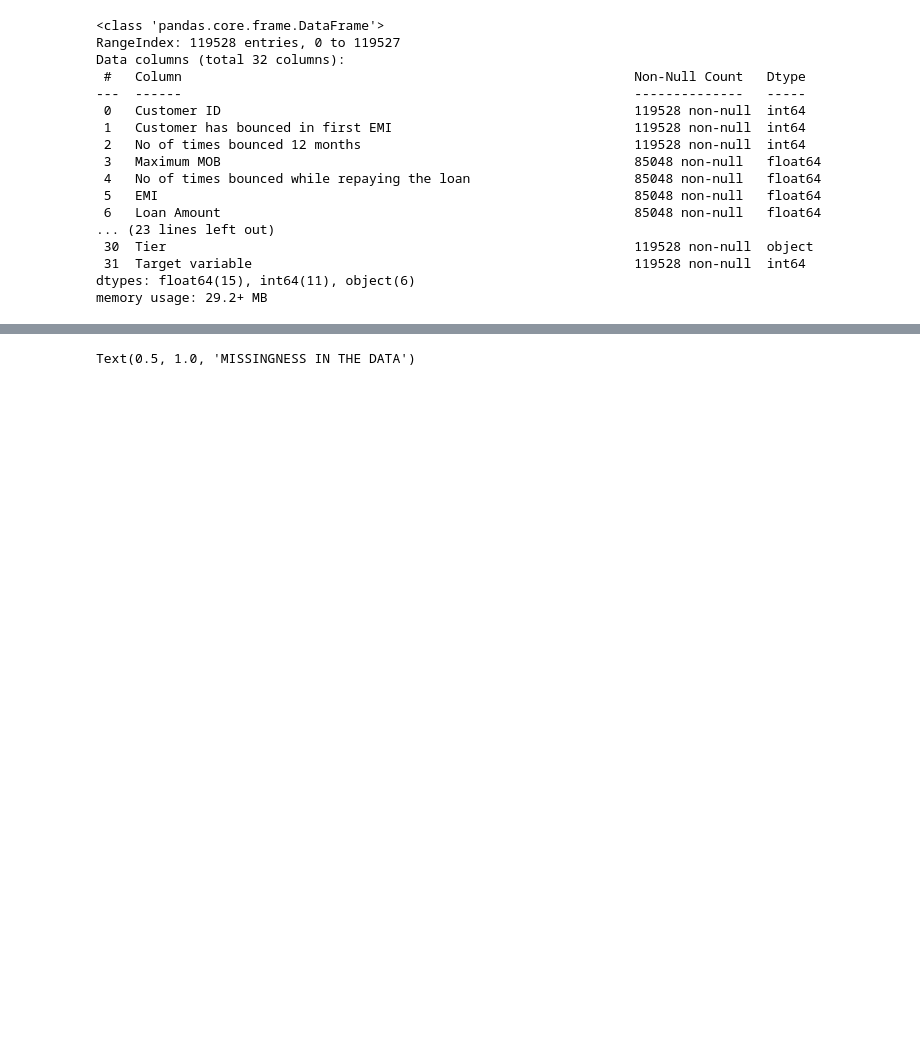
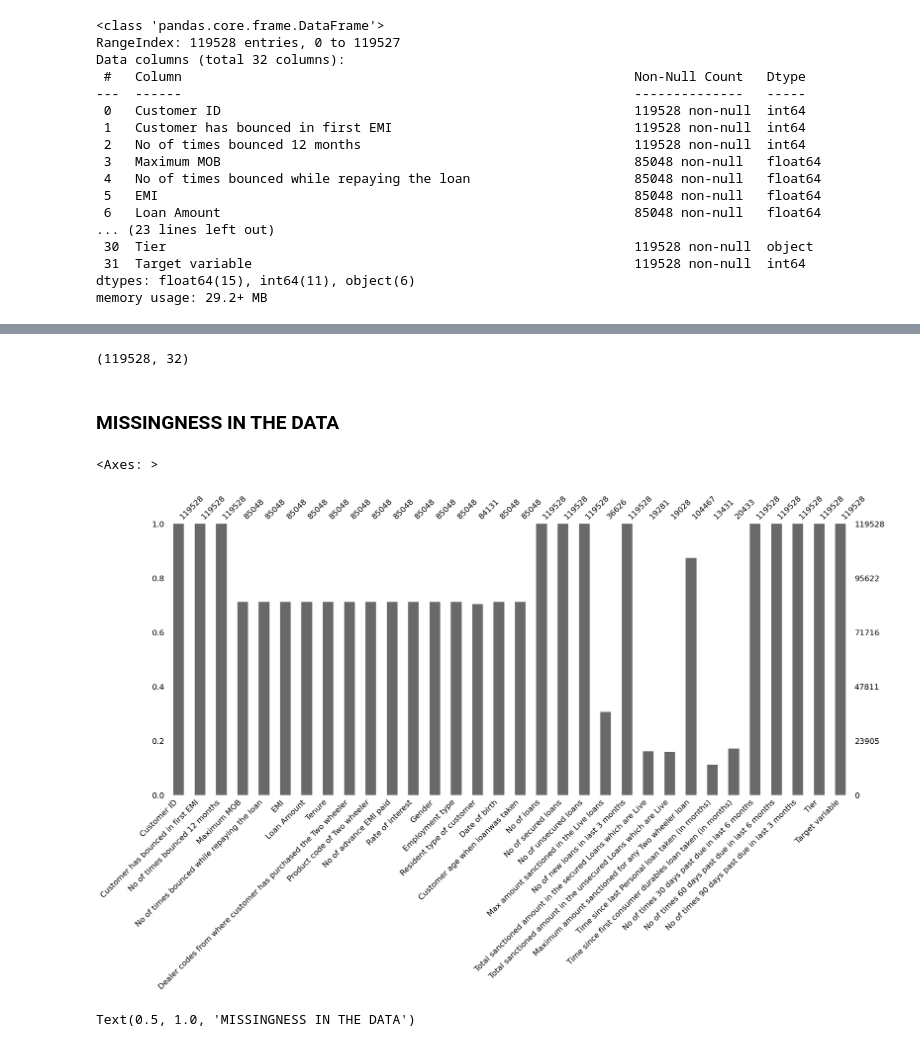
Before and after one commit to memmar1/Machine-Learning, a Jupyter notebook: Machine_Learning/03. week3_Project/Credit_risk_modeling.ipynb, the cells around one changed output, grey strips where cells are left out. Cells and saved outputs as stored; diff of their text form; code cells hidden in the pictures; blank space fills up the shorter version.

```diff
--- a/Machine_Learning/03. week3_Project/Credit_risk_modeling.ipynb
+++ b/Machine_Learning/03. week3_Project/Credit_risk_modeling.ipynb
@@ -116,3 +141,14 @@ memory usage: 29.2+ MB
+# %%
+Loan_renamed.shape
+# %% [output]
+(119528, 32)
+# %% [markdown]
+### MISSINGNESS IN THE DATA
+# %%
+msno.bar(Loan_renamed)
+# %% [output]
+<Axes: >
+[figure, added]
 # %%
 # Missingness in the data
 plt.figure(figsize=(20,5))
```
Also changed, not shown: parts of 60 cells of this notebook.
